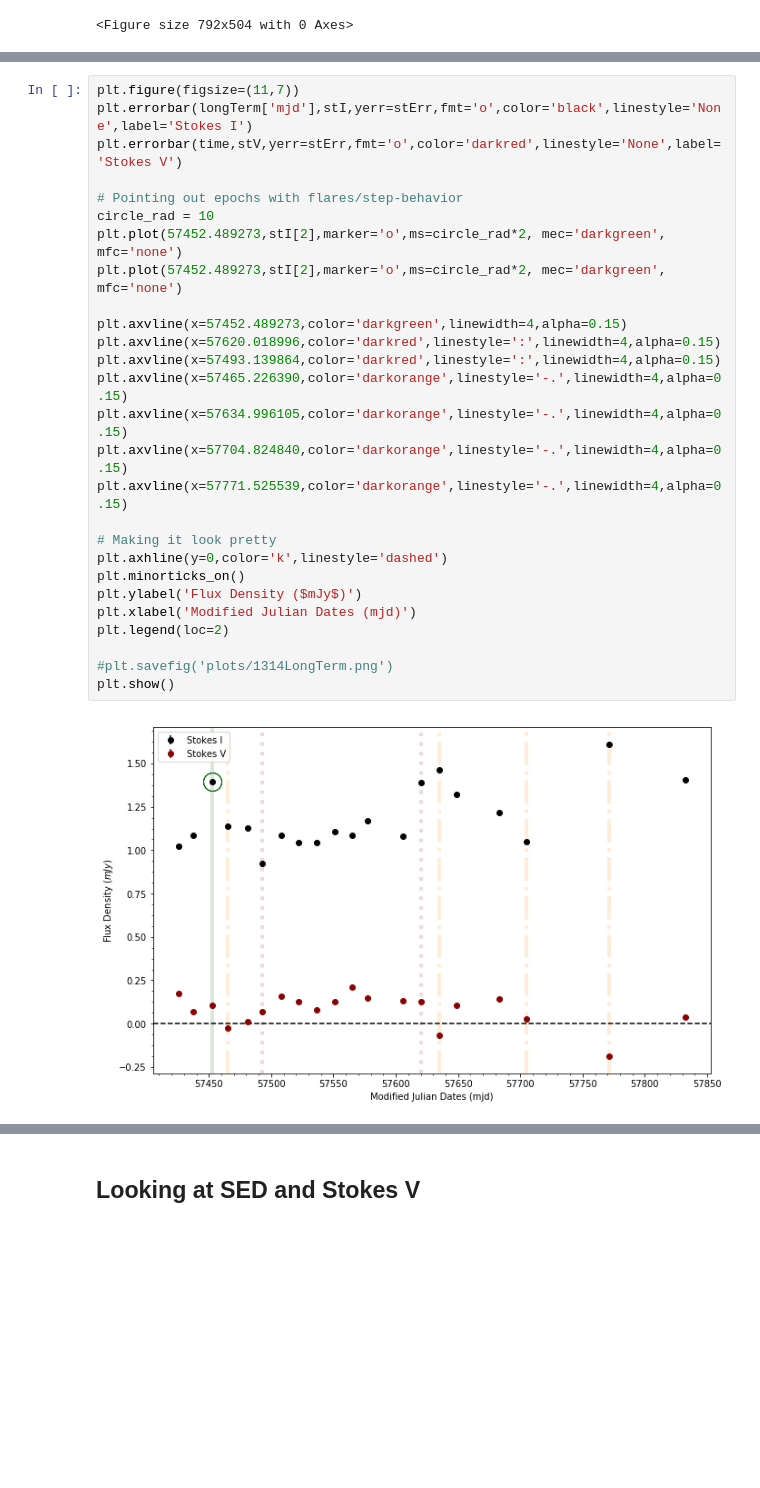
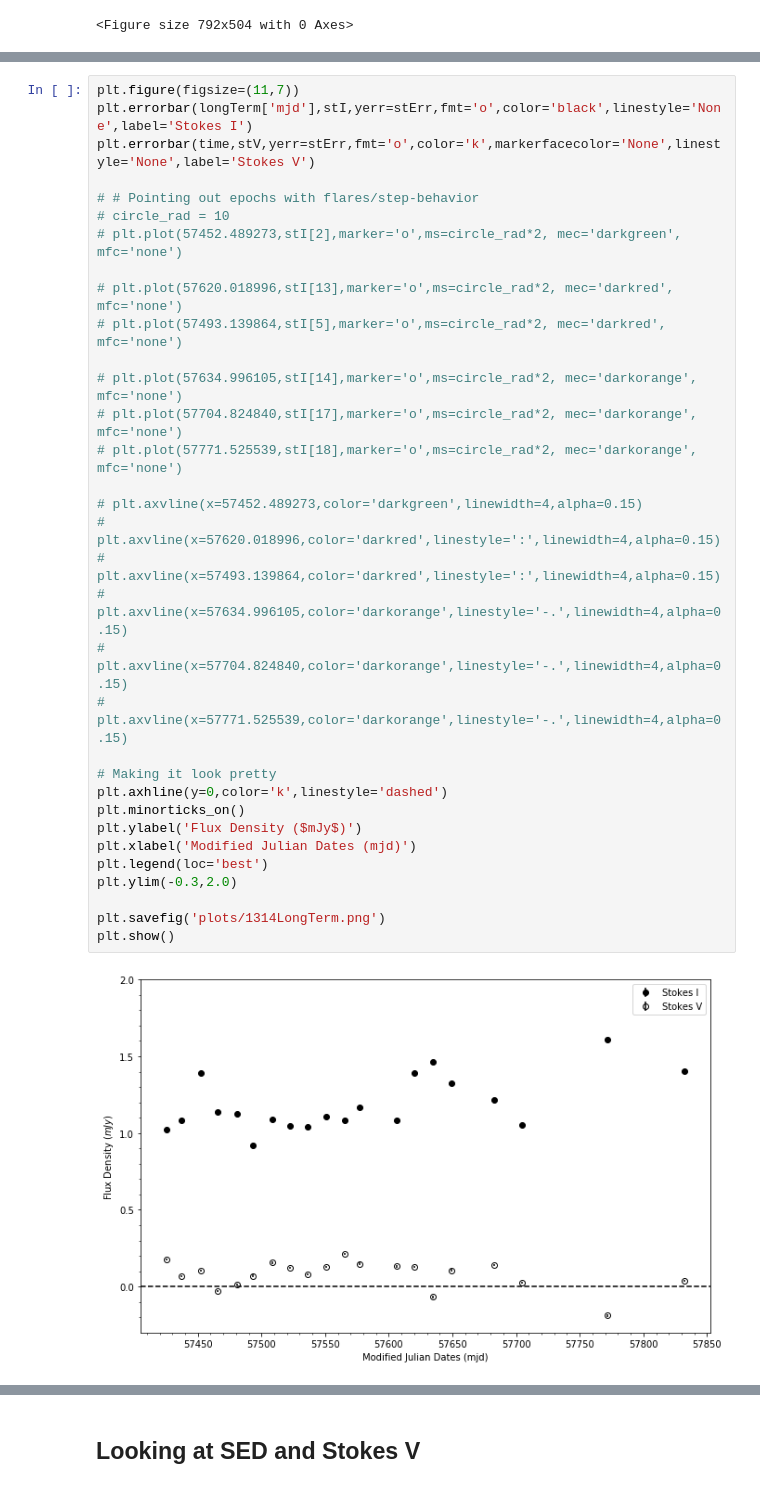
Before and after one commit to rvanlinge/radio_project, a Jupyter notebook: 1314_LTObservations.ipynb, the cells around one changed output, grey strips where cells are left out. Drawn from its saved outputs; the diff is of its cells as text; blank space fills up the shorter version.

```diff
--- a/1314_LTObservations.ipynb
+++ b/1314_LTObservations.ipynb
@@ -105,32 +101,38 @@ Name: re, dtype: float64
 # %%
 plt.figure(figsize=(11,7))
 plt.errorbar(longTerm['mjd'],stI,yerr=stErr,fmt='o',color='black',linestyle='None',label='Stokes I')
-plt.errorbar(time,stV,yerr=stErr,fmt='o',color='darkred',linestyle='None',label='Stokes V')
+plt.errorbar(time,stV,yerr=stErr,fmt='o',color='k',markerfacecolor='None',linestyle='None',label='Stokes V')
 
-# Pointing out epochs with flares/step-behavior
-circle_rad = 10
-plt.plot(57452.489273,stI[2],marker='o',ms=circle_rad*2, mec='darkgreen', mfc='none')
-plt.plot(57452.489273,stI[2],marker='o',ms=circle_rad*2, mec='darkgreen', mfc='none')
+# # Pointing out epochs with flares/step-behavior
+# circle_rad = 10
+# plt.plot(57452.489273,stI[2],marker='o',ms=circle_rad*2, mec='darkgreen', mfc='none')
 
-plt.axvline(x=57452.489273,color='darkgreen',linewidth=4,alpha=0.15)
-plt.axvline(x=57620.018996,color='darkred',linestyle=':',linewidth=4,alpha=0.15)
-plt.axvline(x=57493.139864,color='darkred',linestyle=':',linewidth=4,alpha=0.15)
-plt.axvline(x=57465.226390,color='darkorange',linestyle='-.',linewidth=4,alpha=0.15)
-plt.axvline(x=57634.996105,color='darkorange',linestyle='-.',linewidth=4,alpha=0.15)
-plt.axvline(x=57704.824840,color='darkorange',linestyle='-.',linewidth=4,alpha=0.15)
-plt.axvline(x=57771.525539,color='darkorange',linestyle='-.',linewidth=4,alpha=0.15)
+# plt.plot(57620.018996,stI[13],marker='o',ms=circle_rad*2, mec='darkred', mfc='none')
+# plt.plot(57493.139864,stI[5],marker='o',ms=circle_rad*2, mec='darkred', mfc='none')
+
+# plt.plot(57634.996105,stI[14],marker='o',ms=circle_rad*2, mec='darkorange', mfc='none')
+# plt.plot(57704.824840,stI[17],marker='o',ms=circle_rad*2, mec='darkorange', mfc='none')
+# plt.plot(57771.525539,stI[18],marker='o',ms=circle_rad*2, mec='darkorange', mfc='none')
+
+# plt.axvline(x=57452.489273,color='darkgreen',linewidth=4,alpha=0.15)
+# plt.axvline(x=57620.018996,color='darkred',linestyle=':',linewidth=4,alpha=0.15)
+# plt.axvline(x=57493.139864,color='darkred',linestyle=':',linewidth=4,alpha=0.15)
+# plt.axvline(x=57634.996105,color='darkorange',linestyle='-.',linewidth=4,alpha=0.15)
+# plt.axvline(x=57704.824840,color='darkorange',linestyle='-.',linewidth=4,alpha=0.15)
+# plt.axvline(x=57771.525539,color='darkorange',linestyle='-.',linewidth=4,alpha=0.15)
 
 # Making it look pretty
 plt.axhline(y=0,color='k',linestyle='dashed')
 plt.minorticks_on()
 plt.ylabel('Flux Density ($mJy$)')
 plt.xlabel('Modified Julian Dates (mjd)')
-plt.legend(loc=2)
+plt.legend(loc='best')
+plt.ylim(-0.3,2.0)
 
-#plt.savefig('plots/1314LongTerm.png')
+plt.savefig('plots/1314LongTerm.png')
 plt.show()
 # %% [output]
-[figure, old version]
+[figure, new version]
 # %%
 freq, power = LombScargle(longTerm['mjd'],longTerm['re'],longTerm['ure']).autopower()
 plt.plot(freq,power)
```
Also changed, not shown: parts of 9 cells of this notebook, 9 other files.
